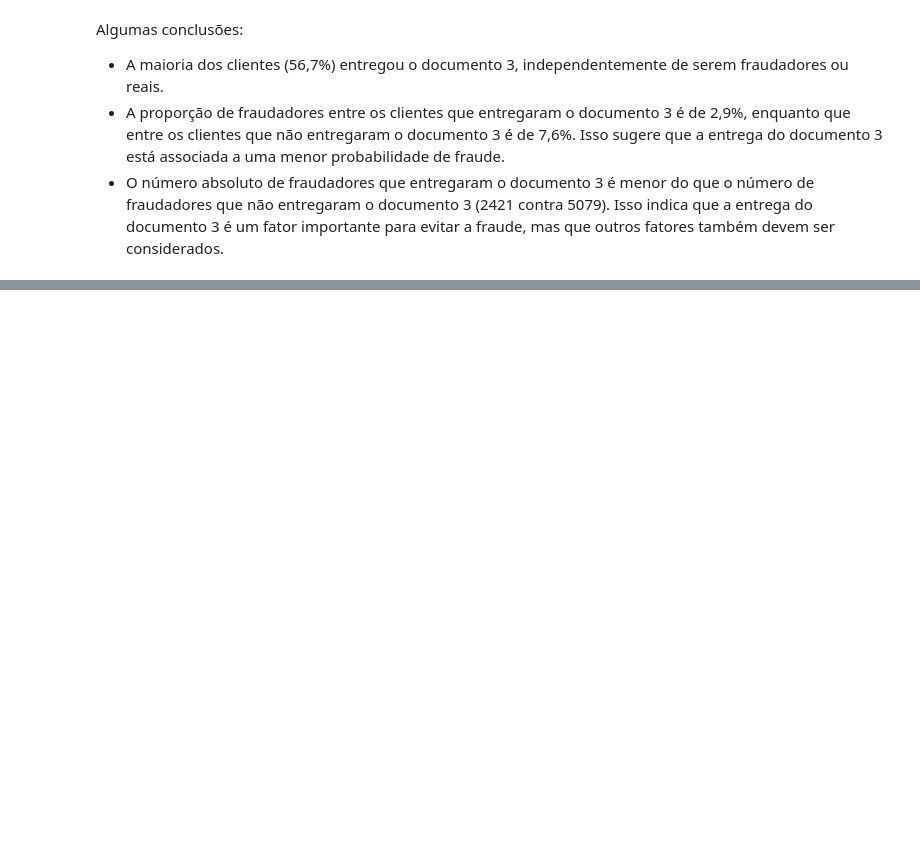
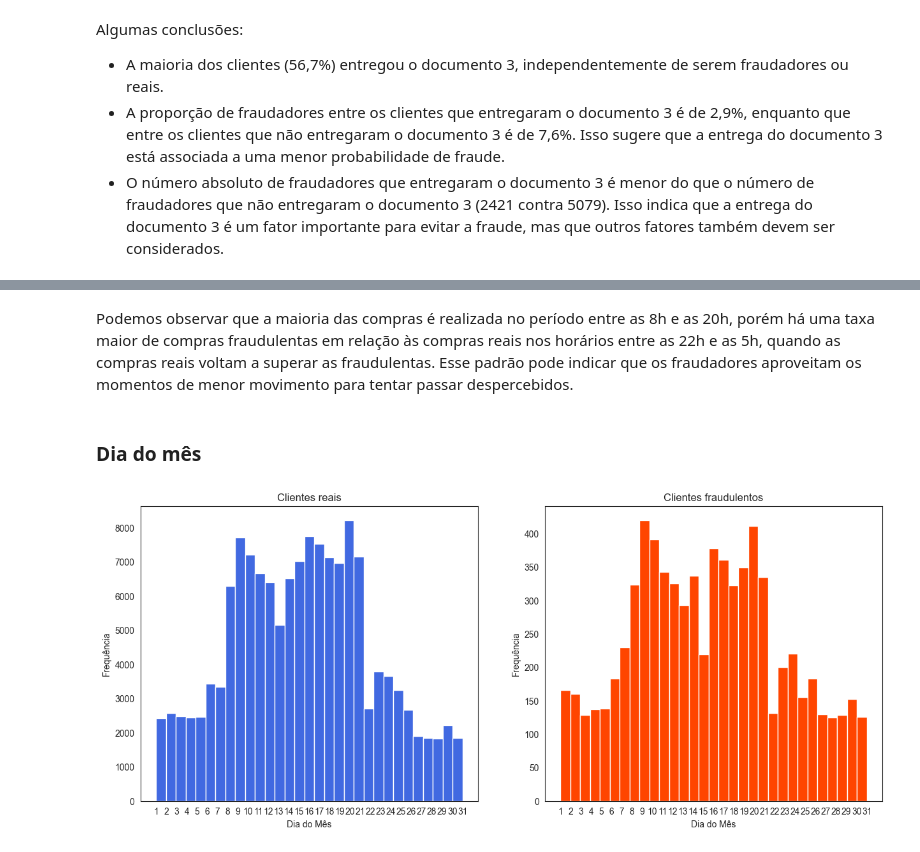
Before and after one commit to WiiniSilva/Fraude_Case, a Jupyter notebook: Fraude_Case.ipynb, the cells around one changed output, grey strips where cells are left out. Saved outputs shown, nothing was run; the diff lists cells and outputs as text; code cells hidden in the pictures; blank space fills up the shorter version.

```diff
--- a/Fraude_Case.ipynb
+++ b/Fraude_Case.ipynb
@@ -633,0 +689,31 @@ Algumas conclusões:
+# %% [markdown]
+Podemos observar que a maioria das compras é realizada no período entre as 8h e as 20h, porém há uma taxa maior de compras fraudulentas em relação às compras reais nos horários entre as 22h e as 5h, quando as compras reais voltam a superar as fraudulentas. Esse padrão pode indicar que os fraudadores aproveitam os momentos de menor movimento para tentar passar despercebidos.
+# %% [markdown]
+### Dia do mês
+# %%
+# Criando uma nova feature com o dia da compra
+df['dia'] = df['data_compra'].dt.day
+# %%
+# dataframe com apenas as compras fraudulentas
+df_fraude = df[df['fraude'] == 1]
+# dataframe com apenas as compras reais
+df_real = df[df['fraude'] == 0]
+
+# Criar uma figura com dois subplots
+fig, (ax1, ax2) = plt.subplots(1, 2, figsize=(15, 6))
+
+# Plotar o histograma dos scores dos clientes reais filtrados no segundo subplot
+ax1.hist(df_real['dia'], bins=31, color='#4169E1')
+ax1.set_title('Clientes reais')
+ax1.set_xlabel('Dia do Mês')
+ax1.set_ylabel('Frequência')
+ax1.set_xticks(np.arange(1, 32))
+
+# Plotar o histograma dos scores dos clientes fraudulentos filtrados no primeiro subplot
+ax2.hist(df_fraude['dia'], bins=31, color='#FF4500')
+ax2.set_title('Clientes fraudulentos')
+ax2.set_xlabel('Dia do Mês')
+ax2.set_ylabel('Frequência')
+ax2.set_xticks(np.arange(1, 32));
+# %% [output]
+[figure, added]
```
Also changed, not shown: parts of 14 cells of this notebook.
